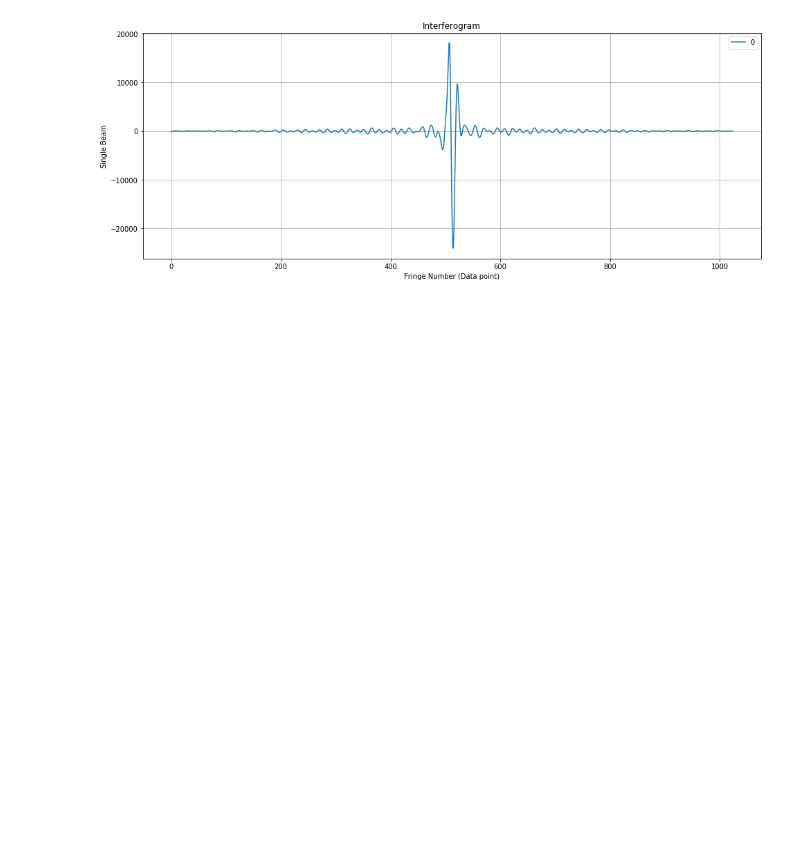
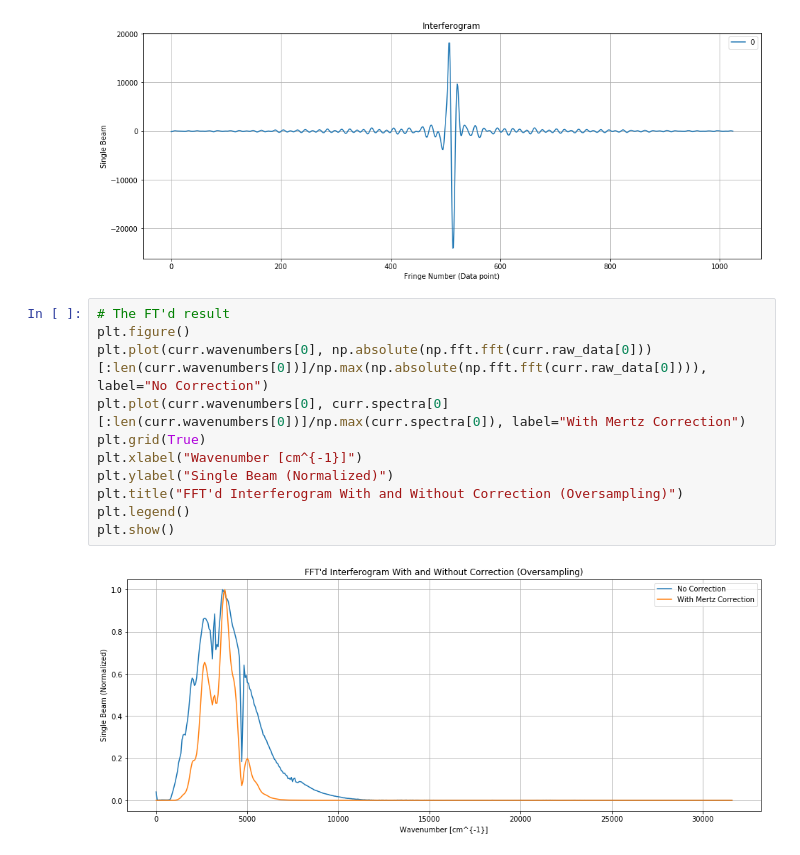
Before and after one commit to estherlin/enph352, a Jupyter notebook: data/lab1/analysis.ipynb, the cells around one changed output. Saved outputs shown, nothing was run; the diff lists cells and outputs as text; blank space fills up the shorter version.

```diff
--- a/data/lab1/analysis.ipynb
+++ b/data/lab1/analysis.ipynb
@@ -297,3 +286,16 @@ plt.legend()
 plt.show()
 # %% [output]
 [figure]
+# %%
+# The FT'd result
+plt.figure()
+plt.plot(curr.wavenumbers[0], np.absolute(np.fft.fft(curr.raw_data[0]))[:len(curr.wavenumbers[0])]/np.max(np.absolute(np.fft.fft(curr.raw_data[0]))), label="No Correction")
+plt.plot(curr.wavenumbers[0], curr.spectra[0][:len(curr.wavenumbers[0])]/np.max(curr.spectra[0]), label="With Mertz Correction")
+plt.grid(True)
+plt.xlabel("Wavenumber [cm^{-1}]")
+plt.ylabel("Single Beam (Normalized)")
+plt.title("FFT'd Interferogram With and Without Correction (Oversampling)")
+plt.legend()
+plt.show()
+# %% [output]
+[figure, added]
```
Also changed, not shown: parts of 2 cells of this notebook.
